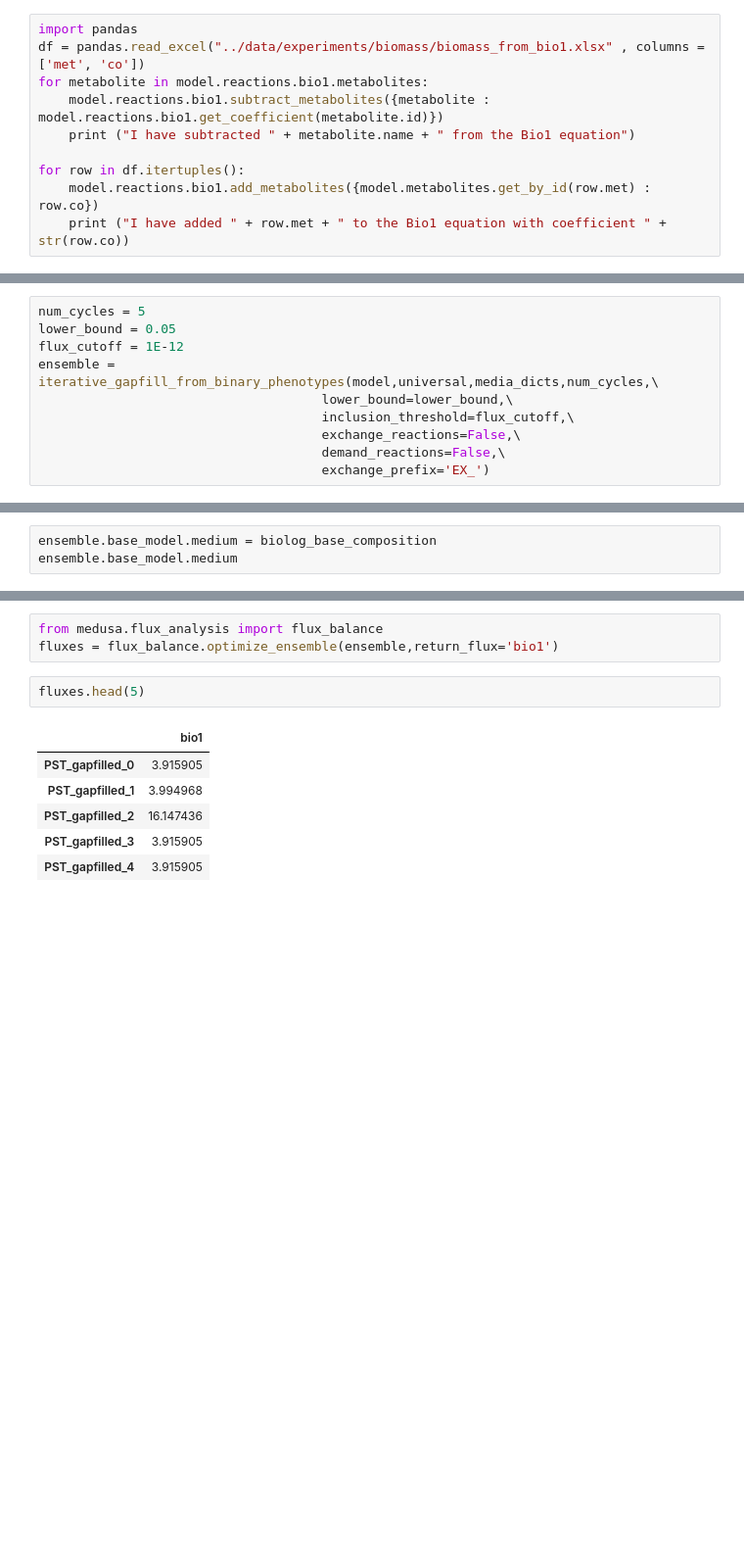
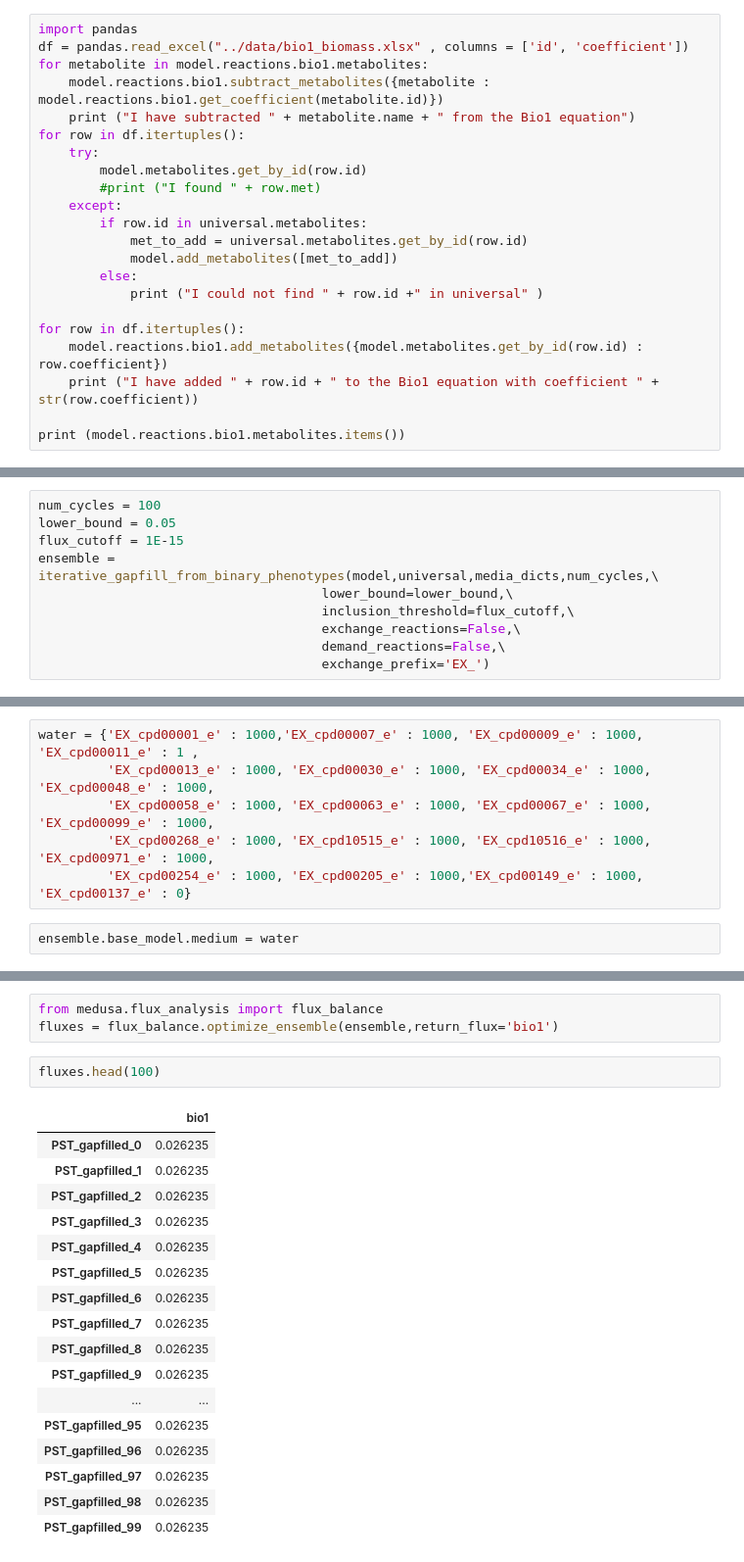
Before and after one commit to gregmedlock/psy_recon, a Jupyter notebook: bin/concise_gapfill.ipynb, the cells around one changed output, grey strips where cells are left out. Shown: that part at 98% size. Drawn from its saved outputs; the diff is of its cells as text; blank space fills up the shorter version.

Commit message:
Added new ensemble, among many other things

```diff
--- a/bin/concise_gapfill.ipynb
+++ b/bin/concise_gapfill.ipynb
@@ -276,14 +258,26 @@ solution.objective_value
 model.add_reactions([seed_draft.reactions.bio1.copy()])
 # %%
 import pandas
-df = pandas.read_excel("../data/experiments/biomass/biomass_from_bio1.xlsx" , columns = ['met', 'co'])
+df = pandas.read_excel("../data/bio1_biomass.xlsx" , columns = ['id', 'coefficient'])
 for metabolite in model.reactions.bio1.metabolites:
     model.reactions.bio1.subtract_metabolites({metabolite : model.reactions.bio1.get_coefficient(metabolite.id)})
     print ("I have subtracted " + metabolite.name + " from the Bio1 equation")
+for row in df.itertuples():
+    try:
+        model.metabolites.get_by_id(row.id)
+        #print ("I found " + row.met)
+    except:
+        if row.id in universal.metabolites:
+            met_to_add = universal.metabolites.get_by_id(row.id)
+            model.add_metabolites([met_to_add])
+        else:
+            print ("I could not find " + row.id +" in universal" )
 
 for row in df.itertuples():
-    model.reactions.bio1.add_metabolites({model.metabolites.get_by_id(row.met) : row.co})
-    print ("I have added " + row.met + " to the Bio1 equation with coefficient " + str(row.co))
+    model.reactions.bio1.add_metabolites({model.metabolites.get_by_id(row.id) : row.coefficient})
+    print ("I have added " + row.id + " to the Bio1 equation with coefficient " + str(row.coefficient))
+
+print (model.reactions.bio1.metabolites.items())
 # %% [output]
 I have subtracted Mn2+ from the Bio1 equation
 I have subtracted L-Lysine from the Bio1 equation
@@ -336,7 +374,7 @@ cpd16565_e  0
 # %%
-num_cycles = 5
+num_cycles = 100
 lower_bound = 0.05
-flux_cutoff = 1E-12
+flux_cutoff = 1E-15
 ensemble = iterative_gapfill_from_binary_phenotypes(model,universal,media_dicts,num_cycles,\
                                      lower_bound=lower_bound,\
                                      inclusion_threshold=flux_cutoff,\
@@ -363,3 +463,8 @@ biolog_base_composition['EX_cpd00011_e'] = 0
+# %%
+water = {'EX_cpd00001_e' : 1000,'EX_cpd00007_e' : 1000, 'EX_cpd00009_e' : 1000, 'EX_cpd00011_e' : 1 ,
+         'EX_cpd00013_e' : 1000, 'EX_cpd00030_e' : 1000, 'EX_cpd00034_e' : 1000, 'EX_cpd00048_e' : 1000,
+         'EX_cpd00058_e' : 1000, 'EX_cpd00063_e' : 1000, 'EX_cpd00067_e' : 1000, 'EX_cpd00099_e' : 1000,
+         'EX_cpd00268_e' : 1000, 'EX_cpd10515_e' : 1000, 'EX_cpd10516_e' : 1000, 'EX_cpd00971_e' : 1000,
+         'EX_cpd00254_e' : 1000, 'EX_cpd00205_e' : 1000,'EX_cpd00149_e' : 1000, 'EX_cpd00137_e' : 0}
 # %%
-ensemble.base_model.medium = biolog_base_composition
-ensemble.base_model.medium
+ensemble.base_model.medium = water
@@ -388,11 +472,22 @@ ensemble.base_model.medium
 from medusa.flux_analysis import flux_balance
 fluxes = flux_balance.optimize_ensemble(ensemble,return_flux='bio1')
 # %%
-fluxes.head(5)
+fluxes.head(100)
 # %% [output]
 |  | bio1 |
-| PST_gapfilled_0 | 3.915905 |
-| PST_gapfilled_1 | 3.994968 |
-| PST_gapfilled_2 | 16.147436 |
-| PST_gapfilled_3 | 3.915905 |
-| PST_gapfilled_4 | 3.915905 |
+| PST_gapfilled_0 | 0.026235 |
+| PST_gapfilled_1 | 0.026235 |
+| PST_gapfilled_2 | 0.026235 |
+| PST_gapfilled_3 | 0.026235 |
+| PST_gapfilled_4 | 0.026235 |
+| PST_gapfilled_5 | 0.026235 |
+| PST_gapfilled_6 | 0.026235 |
+| PST_gapfilled_7 | 0.026235 |
+| PST_gapfilled_8 | 0.026235 |
+| PST_gapfilled_9 | 0.026235 |
+| ... | ... |
+| PST_gapfilled_95 | 0.026235 |
+| PST_gapfilled_96 | 0.026235 |
+| PST_gapfilled_97 | 0.026235 |
+| PST_gapfilled_98 | 0.026235 |
+| PST_gapfilled_99 | 0.026235 |
```
Also changed, not shown: parts of 43 cells of this notebook, 22 other files.
